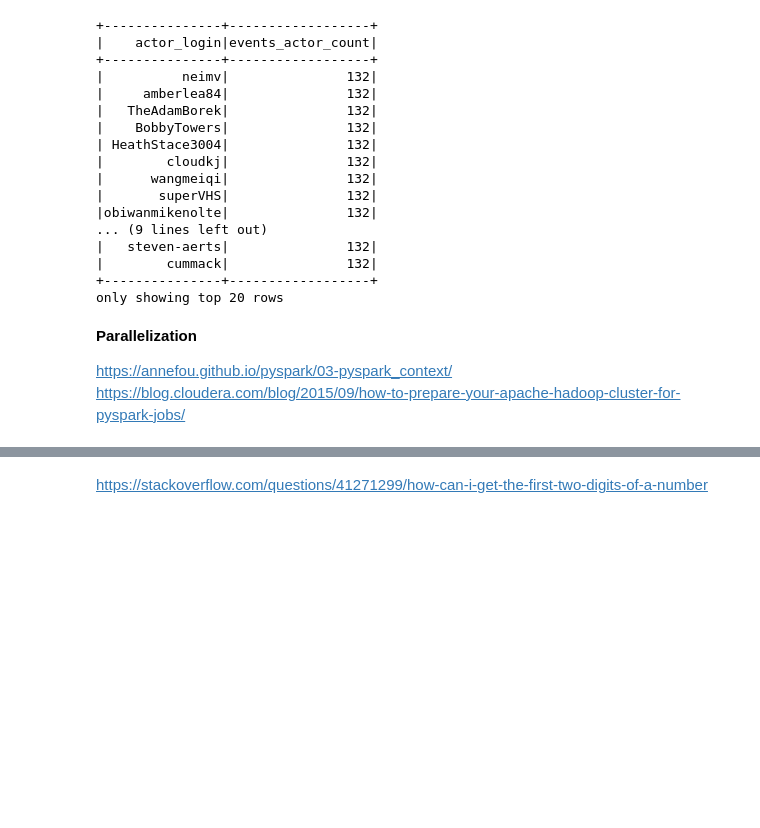
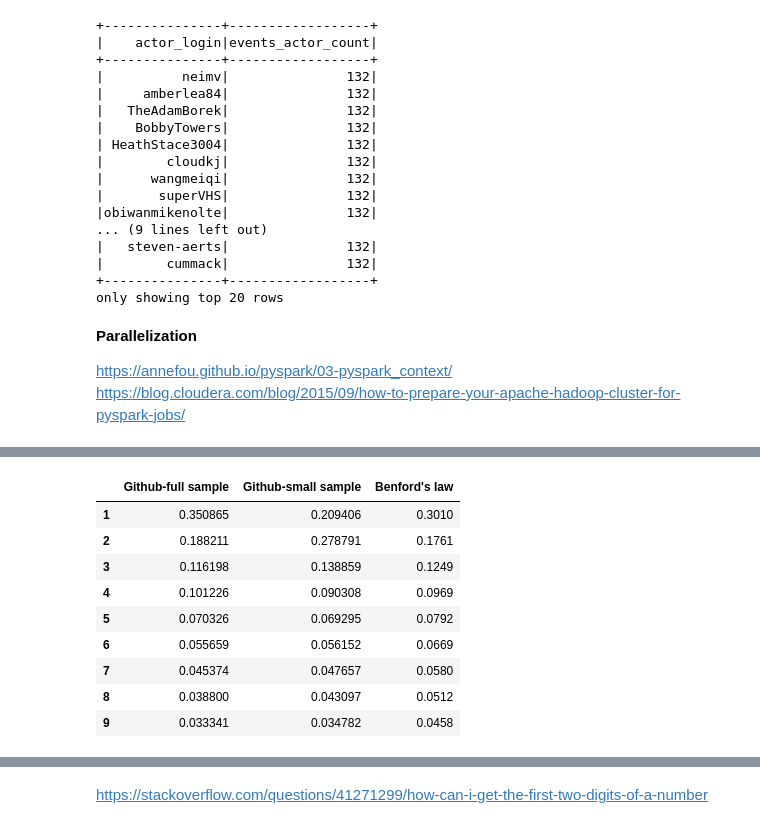
Before and after one commit to carlaint/OII_Python_Hi_Performance, a Jupyter notebook: Summative.ipynb, the cells around one changed output, grey strips where cells are left out. Drawn from its saved outputs; the diff is of its cells as text; code cells hidden in the pictures; blank space fills up the shorter version.

```diff
--- a/Summative.ipynb
+++ b/Summative.ipynb
@@ -276,0 +472,19 @@ Making sure that all approaches above yield the same result.
+# %%
+benford = [0.301, 0.1761, 0.1249, 0.0969, 0.0792, 0.0669, 0.058, 0.0512,0.0458]
+gh_small = [0.209406, 0.278791, 0.138859, 0.090308, 0.069295, 0.056152,0.047657,0.043097,0.034782]
+
+gh_benford = list(results.firstnum.value_counts(normalize=True).sort_index())
+chart = pd.DataFrame(list(zip(gh_benford,gh_small, benford)), columns = ["Github-full sample","Github-small sample", "Benford's law"])
+chart.index = chart.index+1 #for the chart
+chart
+# %% [output]
+|  | Github-full sample | Github-small sample | Benford's law |
+| 1 | 0.350865 | 0.209406 | 0.3010 |
+| 2 | 0.188211 | 0.278791 | 0.1761 |
+| 3 | 0.116198 | 0.138859 | 0.1249 |
+| 4 | 0.101226 | 0.090308 | 0.0969 |
+| 5 | 0.070326 | 0.069295 | 0.0792 |
+| 6 | 0.055659 | 0.056152 | 0.0669 |
+| 7 | 0.045374 | 0.047657 | 0.0580 |
+| 8 | 0.038800 | 0.043097 | 0.0512 |
+| 9 | 0.033341 | 0.034782 | 0.0458 |
```
Also changed, not shown: parts of 78 cells of this notebook.
